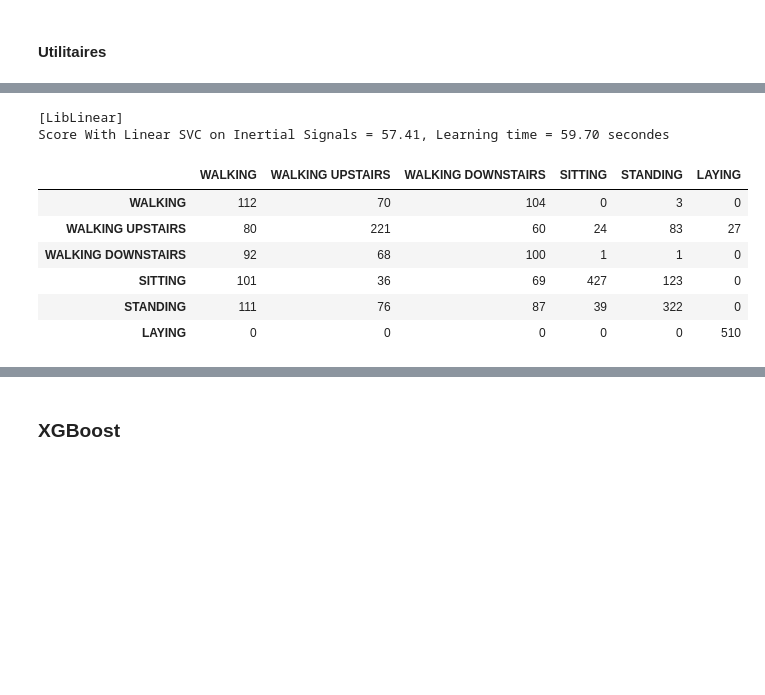
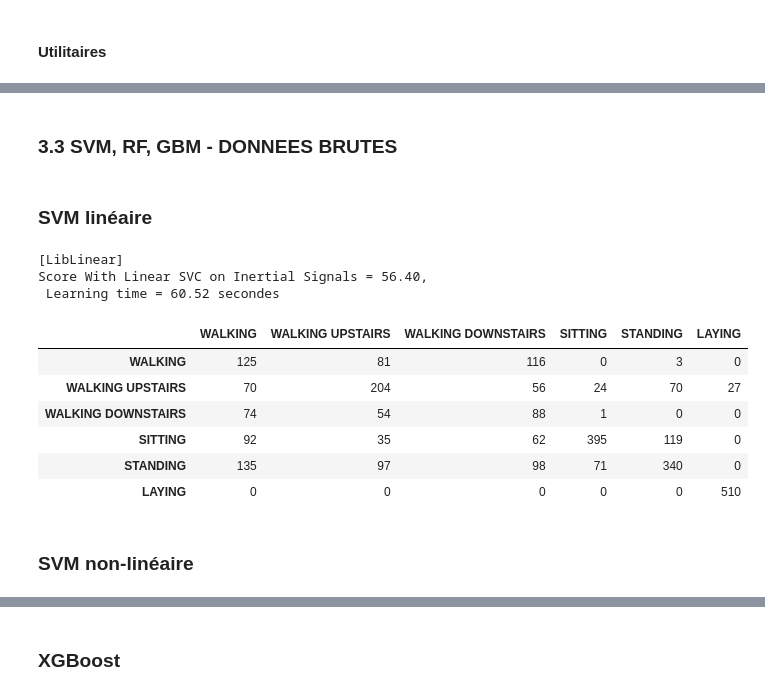
Before and after one commit to eva0marques/Human-recognition-activity-project, a Jupyter notebook: Atelier-HAR-Inertial_data_Keras.ipynb, the cells around one changed output, grey strips where cells are left out. Saved outputs shown, nothing was run; the diff lists cells and outputs as text; code cells hidden in the pictures; blank space fills up the shorter version.

```diff
--- a/Atelier-HAR-Inertial_data_Keras.ipynb
+++ b/Atelier-HAR-Inertial_data_Keras.ipynb
@@ -225,0 +312,14 @@ La performance de la régression logistique sur les données brutes n'a rien à
+# %%
+TCoeff_train,Coeff_train=wavelet_transformation(X_train_flatten,4)
+TCoeff_test,Coeff_test=wavelet_transformation(X_test_flatten,4)
+# %%
+t_start = time.time()
+model_lr_haar = lm.LogisticRegression(verbose=1)
+model_lr_haar.fit(Coeff_train, Y_train_label)
+t_end = time.time()
+t_learning = t_end-t_start
+score = model_lr_haar.score(Coeff_test, Y_test_label)
+print("\n Score With Logistic Regression on Inertial Signals (Haar)= %.2f, \n Learning time = %.2f secondes" %(score*100, t_learning) )
+lr_haar_prediction_label = model_lr_haar.predict(Coeff_test)
+metadata_lr_haar = {"time_learning" : t_learning, "score" : score}
+pd.DataFrame(confusion_matrix(lr_haar_prediction_label, Y_test_label), index = LABELS, columns=LABELS)
@@ -225,0 +339,11 @@ La performance de la régression logistique sur les données brutes n'a rien à
+# %%
+t_start = time.time()
+model_lda_haar = LinearDiscriminantAnalysis()
+model_lda_haar.fit(Coeff_train, Y_train_label)
+t_end = time.time()
+t_learning = t_end-t_start
+score = model_lda_haar.score(Coeff_test, Y_test_label)
+print("\n Score With Linear Disciminant Analysis on Inertial Signals (Haar) = %.2f, \n Learning time = %.2f secondes" %(score*100, t_learning) )
+lda_haar_prediction_label = model_lda_haar.predict(Coeff_test)
+metadata_lda_haar = {"time_learning" : t_learning, "score" : score}
+pd.DataFrame(confusion_matrix(lda_haar_prediction_label, Y_test_label), index = LABELS, columns=LABELS)
@@ -226,22 +360,29 @@ La performance de la régression logistique sur les données brutes n'a rien à
+# %% [markdown]
+### 3.3 SVM, RF, GBM - DONNEES BRUTES
+# %% [markdown]
+### SVM linéaire
 # %%
 from sklearn.svm import SVC, LinearSVC
 t_start = time.time()
-model_svm = LinearSVC(verbose=1)
-model_svm.fit(X_train_flatten, Y_train_label)
+model_lsvm = LinearSVC(verbose=1)
+model_lsvm.fit(X_train_flatten, Y_train_label)
 t_end = time.time()
 t_learning = t_end-t_start
-score = model_svm.score(X_test_flatten, Y_test_label)
-print("\nScore With Linear SVC on Inertial Signals = %.2f, Learning time = %.2f secondes" %(score*100, t_learning) )
-svm_prediction_label = model_svm.predict(X_test_flatten)
-metadata_svc = {"time_learning" : t_learning, "score" : score}
-pd.DataFrame(confusion_matrix(svm_prediction_label, Y_test_label), index = LABELS, columns=LABELS)
+score = model_lsvm.score(X_test_flatten, Y_test_label)
+print("\nScore With Linear SVC on Inertial Signals = %.2f, \n Learning time = %.2f secondes" %(score*100, t_learning) )
+lsvm_prediction_label = model_lsvm.predict(X_test_flatten)
+metadata_lsvm = {"time_learning" : t_learning, "score" : score}
+pd.DataFrame(confusion_matrix(lsvm_prediction_label, Y_test_label), index = LABELS, columns=LABELS)
 # %% [output]
 [LibLinear]
-Score With Linear SVC on Inertial Signals = 57.41, Learning time = 59.70 secondes
+Score With Linear SVC on Inertial Signals = 56.40,
+ Learning time = 60.52 secondes
 |  | WALKING | WALKING UPSTAIRS | WALKING DOWNSTAIRS | SITTING | STANDING | LAYING |
-| WALKING | 112 | 70 | 104 | 0 | 3 | 0 |
-| WALKING UPSTAIRS | 80 | 221 | 60 | 24 | 83 | 27 |
-| WALKING DOWNSTAIRS | 92 | 68 | 100 | 1 | 1 | 0 |
-| SITTING | 101 | 36 | 69 | 427 | 123 | 0 |
-| STANDING | 111 | 76 | 87 | 39 | 322 | 0 |
+| WALKING | 125 | 81 | 116 | 0 | 3 | 0 |
+| WALKING UPSTAIRS | 70 | 204 | 56 | 24 | 70 | 27 |
+| WALKING DOWNSTAIRS | 74 | 54 | 88 | 1 | 0 | 0 |
+| SITTING | 92 | 35 | 62 | 395 | 119 | 0 |
+| STANDING | 135 | 97 | 98 | 71 | 340 | 0 |
 | LAYING | 0 | 0 | 0 | 0 | 0 | 510 |
+# %% [markdown]
+### SVM non-linéaire
```
Also changed, not shown: parts of 62 cells of this notebook, 1 other file.
